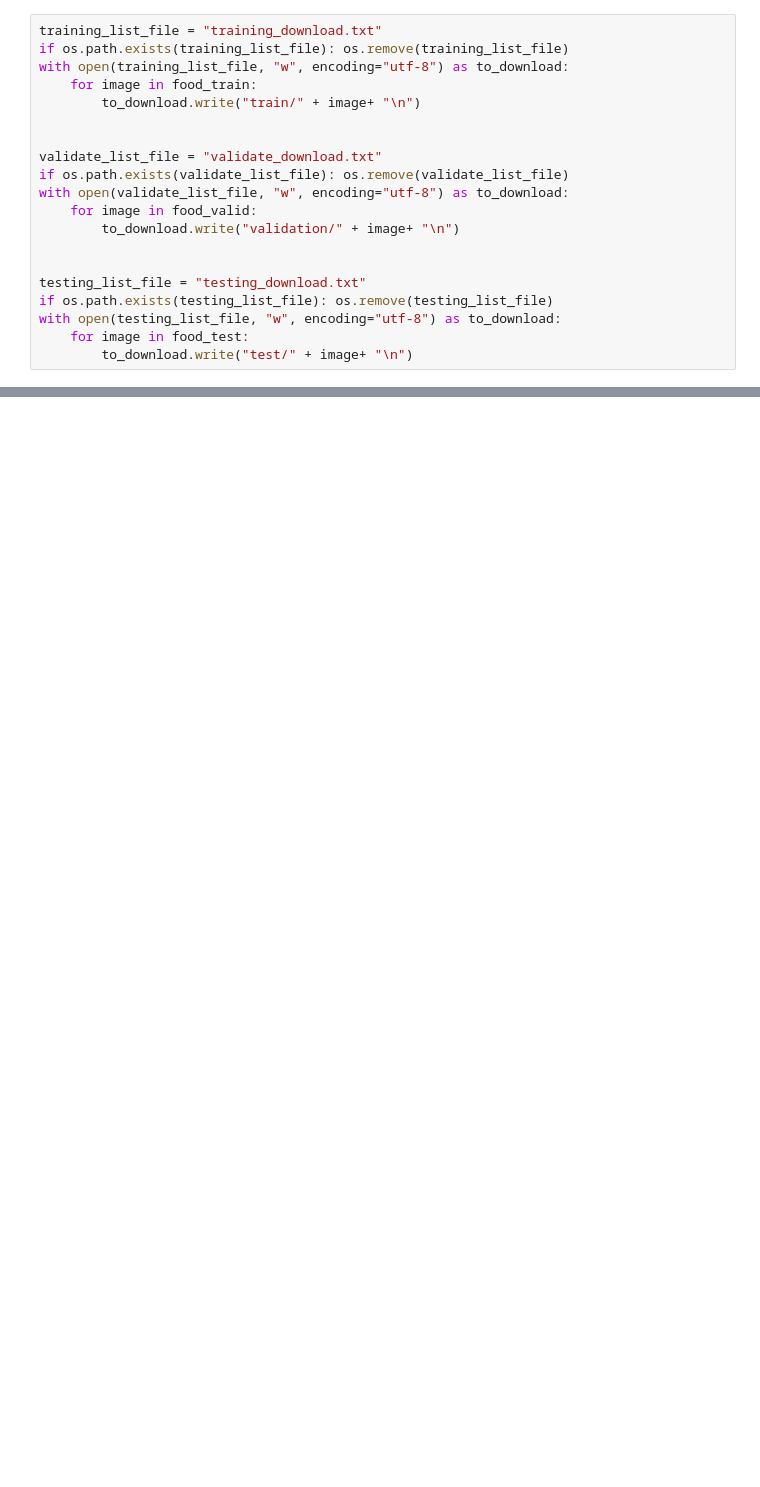
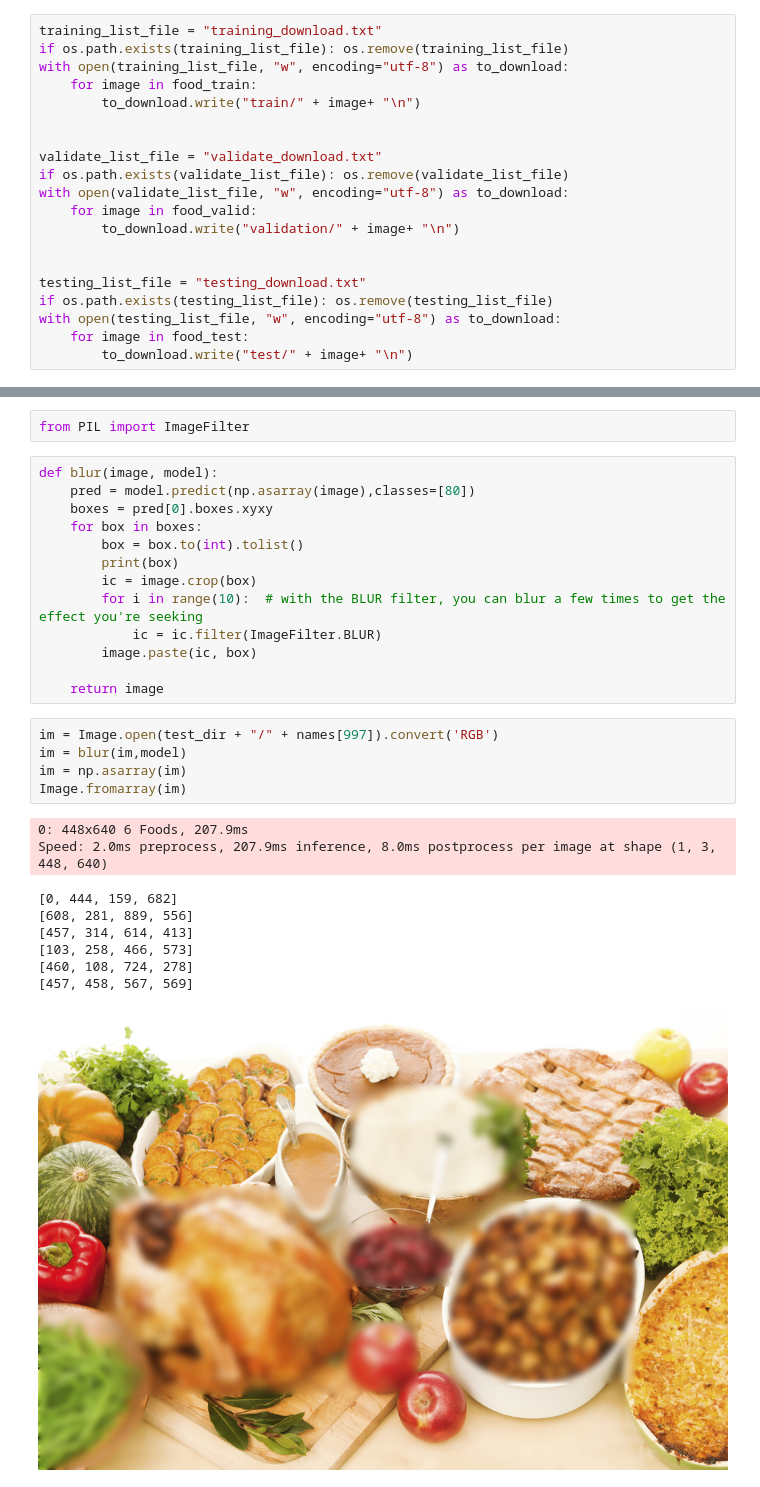
Before and after one commit to my-alaska/Image-Recognition, a Jupyter notebook: transfer learning/training_yolo8.ipynb, the cells around one changed output, grey strips where cells are left out. Saved outputs shown, nothing was run; the diff lists cells and outputs as text; blank space fills up the shorter version.

```diff
--- a/transfer learning/training_yolo8.ipynb
+++ b/transfer learning/training_yolo8.ipynb
@@ -189,0 +197,30 @@ Image.fromarray(predictions[9][0].plot())
+# %%
+from PIL import ImageFilter
+# %%
+def blur(image, model):
+    pred = model.predict(np.asarray(image),classes=[80])
+    boxes = pred[0].boxes.xyxy
+    for box in boxes:
+        box = box.to(int).tolist()
+        print(box)
+        ic = image.crop(box)
+        for i in range(10):  # with the BLUR filter, you can blur a few times to get the effect you're seeking
+            ic = ic.filter(ImageFilter.BLUR)
+        image.paste(ic, box)
+
+    return image
+# %%
+im = Image.open(test_dir + "/" + names[997]).convert('RGB')
+im = blur(im,model)
+im = np.asarray(im)
+Image.fromarray(im)
+# %% [output]
+0: 448x640 6 Foods, 207.9ms
+Speed: 2.0ms preprocess, 207.9ms inference, 8.0ms postprocess per image at shape (1, 3, 448, 640)
+[0, 444, 159, 682]
+[608, 281, 889, 556]
+[457, 314, 614, 413]
+[103, 258, 466, 573]
+[460, 108, 724, 278]
+[457, 458, 567, 569]
+[figure, added]
```
Also changed, not shown: parts of 15 cells of this notebook, 1 other file.
